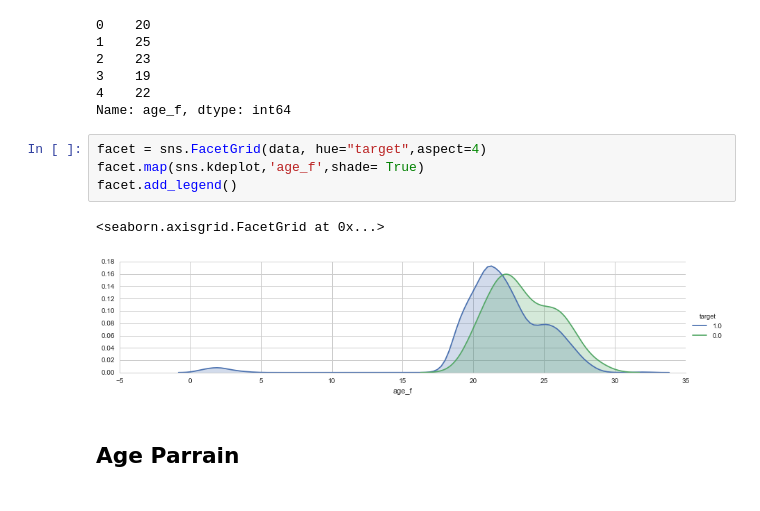
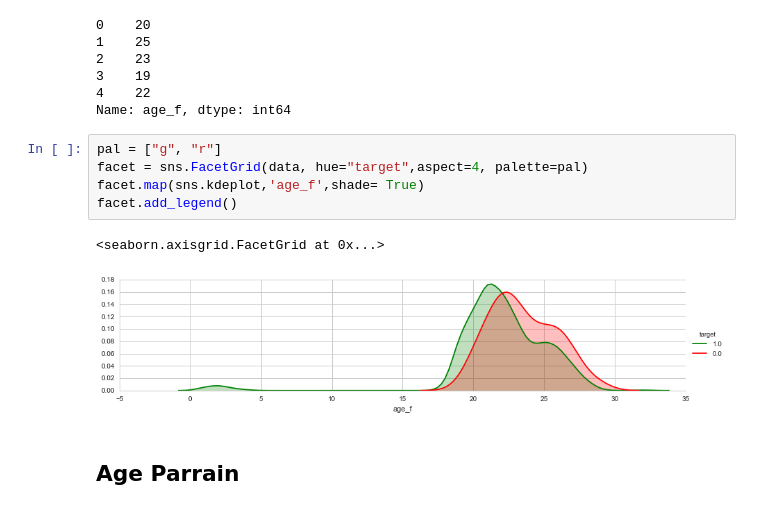
Before and after one commit to dataforgoodfr/batch-1_frateli, a Jupyter notebook: notebook/Explore_merging.ipynb, the cells around one changed output. Saved outputs shown, nothing was run; the diff lists cells and outputs as text.

```diff
--- a/notebook/Explore_merging.ipynb
+++ b/notebook/Explore_merging.ipynb
@@ -158,12 +189,13 @@ data['age_f'].head()
 4    22
 Name: age_f, dtype: int64
 # %%
-facet = sns.FacetGrid(data, hue="target",aspect=4)
+pal = ["g", "r"]
+facet = sns.FacetGrid(data, hue="target",aspect=4, palette=pal)
 facet.map(sns.kdeplot,'age_f',shade= True)
 facet.add_legend()
 # %% [output]
 <seaborn.axisgrid.FacetGrid at 0x...>
-[figure, old version]
+[figure, new version]
 # %% [markdown]
 ## Age Parrain
 # %%
```
Also changed, not shown: parts of 52 cells of this notebook, 1 other file.
